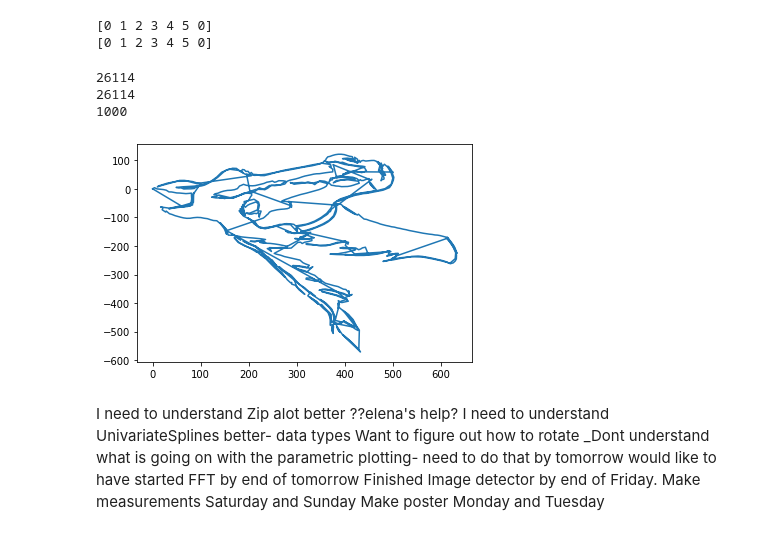
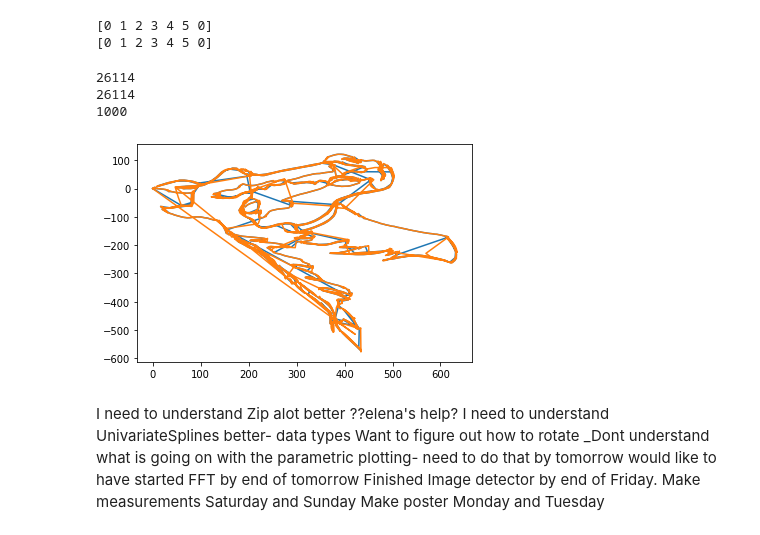
Before and after one commit to smithzj/PHYS-250-Final-Project, a Jupyter notebook: Phys 250 Final.ipynb, the cells around one changed output. Saved outputs shown, nothing was run; the diff lists cells and outputs as text; code cells hidden in the pictures.

```diff
--- a/Phys 250 Final.ipynb
+++ b/Phys 250 Final.ipynb
@@ -197,7 +197,7 @@ print(y)
 from scipy.interpolate import UnivariateSpline
 ##Going to make line approximation; using UnivariateSpline
 ##Splines are linear approximations to a line.
-def lineapprox(path_x, path_y, plot=True):
+def lineapprox(path_x, path_y, plot=True, num_evals=1000):
     arange = np.arange(0, len(path_x),1)
     path_x_array = np.array(path_x)
     path_y_array = np.array(path_y)
@@ -206,10 +206,10 @@ def lineapprox(path_x, path_y, plot=True):
     y_approx = UnivariateSpline(arange, path_y_array)
     #print(type(x_approx))
     # print(x_approx.size)
-    x_approx_array = [0] * 1000
-    y_approx_array = [0] * 1000
+    x_approx_array = [0] * num_evals
+    y_approx_array = [0] * num_evals
     index = 0
-    for v in (np.linspace(0, len(path_x)-1, 1000)):
+    for v in (np.linspace(0, len(path_x)-1, num_evals)):
         #print('type in here: ', type(x_approx(v)))
         #print('this item: ', x_approx(v))
         x_approx_array[index] = float(x_approx(v))
@@ -217,38 +217,39 @@ def lineapprox(path_x, path_y, plot=True):
         index += 1
     #print(x_approx_array)
     #print(y_approx_array)
-    t = np.linspace(0, len(path_x), 1000)
+    t = np.linspace(0, len(path_x), num_evals)
     endpoint_x = np.mean([x_approx_array[0], x_approx_array[-1]])
     x_approx_array[0] = endpoint_x
     x_approx_array[-1] = endpoint_x
     x_approx_array = x_approx_array - x_approx_array[0]
 
     endpoint_y = np.mean([y_approx_array[0], y_approx_array[-1]])
     y_approx_array[0] = endpoint_y
     y_approx_array[-1] = endpoint_y
     y_approx_array = y_approx_array - y_approx_array[0]
 
     if plot == True:
         #plt.plot(x,y, 'k')
         #plt.plot(*zip(*[(x_approx(v), y_approx(v)) for v in np.linspace(0, len(path_x)-1, 1000)]))
         plt.plot(x_approx_array, y_approx_array)
         #plt.gca().invert_xaxis()
         #plt.gca().invert_yaxis()
         #plt.plot(splines)
         #plt.plot(arange, x_approx)
         #pltl.plot(arange, y_approx)
     return x_approx_array, y_approx_array,t
 x = horse_path[0]
 y = horse_path[1]
 print(len(y))
 print(len(x))
 horse_splines = lineapprox(x,y, plot=True)
+horse_splines_more_evals =lineapprox(x,y, plot=True, num_evals = 10000)
 print(len(horse_splines[0]))
 # %% [output]
 26114
 26114
 1000
-[figure, old version]
+[figure, new version]
 # %% [markdown]
 I need to understand Zip alot better ??elena's help?
 I need to understand UnivariateSplines better- data types
```
Also changed, not shown: parts of 19 cells of this notebook, 1 other file.
